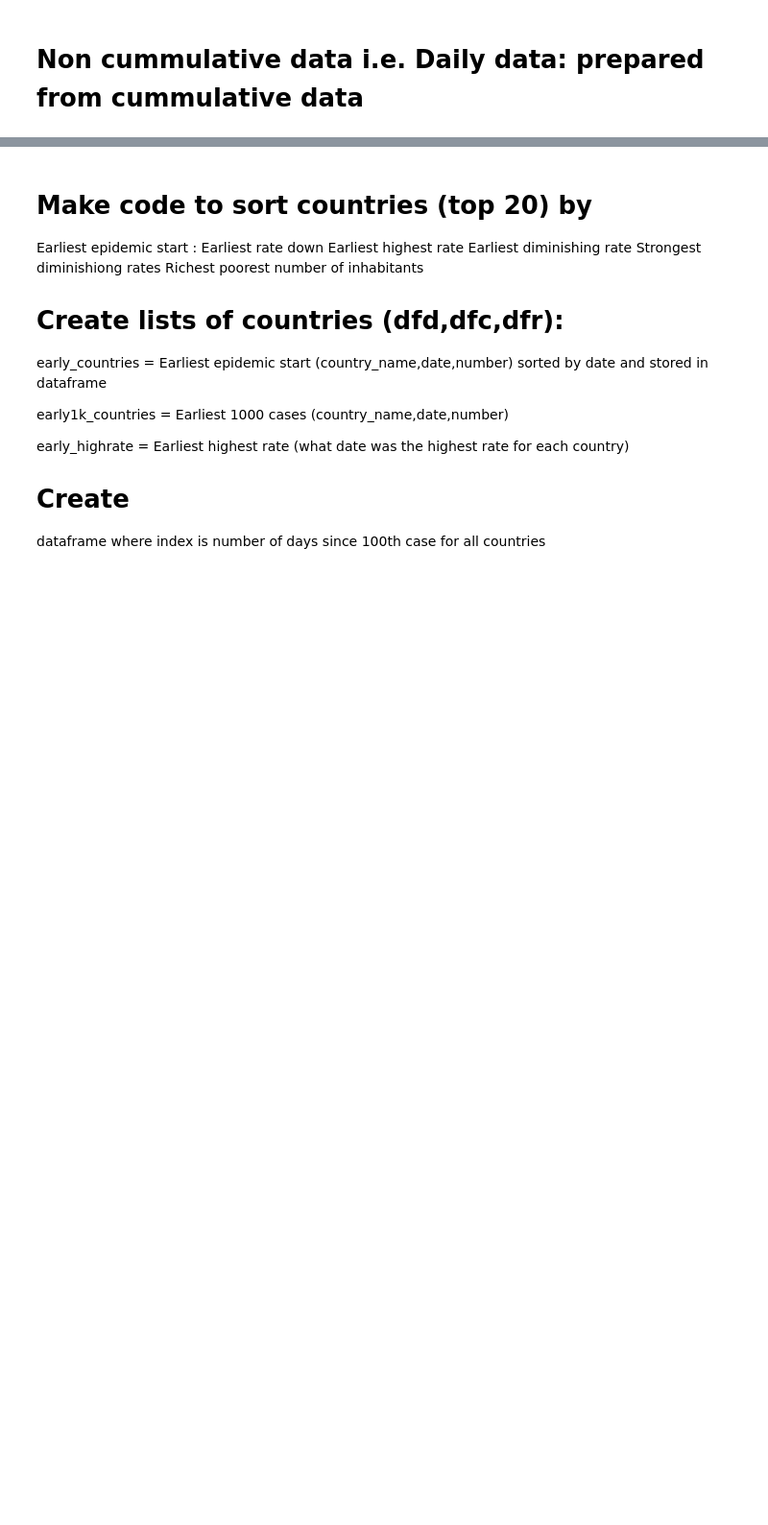
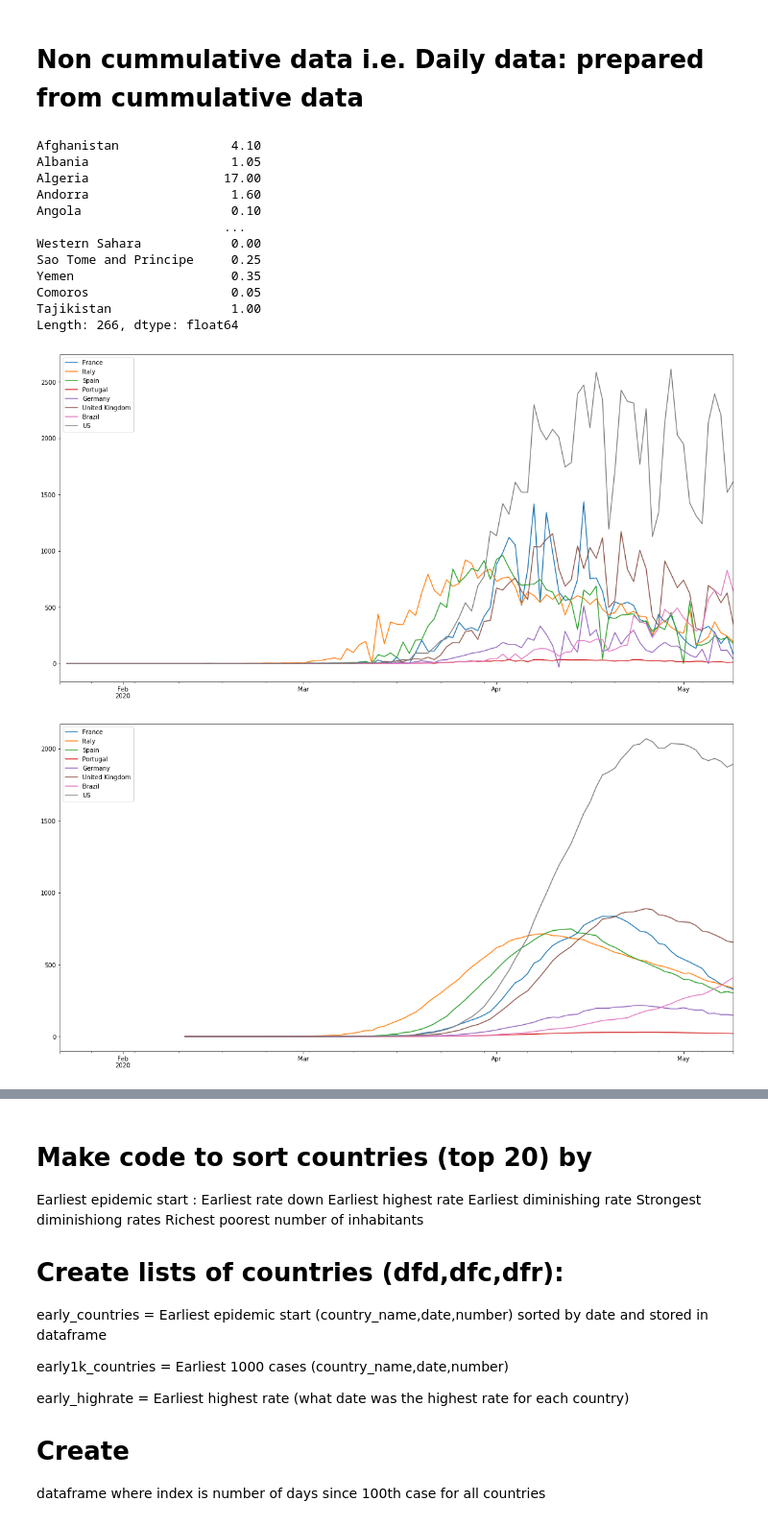
Before and after one commit to Muhibu/Spatial_Analysis_COVID-19, a Jupyter notebook: COVIDintern.ipynb, the cells around one changed output, grey strips where cells are left out. Shown: that part at 96% size. Cells and saved outputs as stored; diff of their text form; code cells hidden in the pictures; blank space fills up the shorter version.

```diff
--- a/COVIDintern.ipynb
+++ b/COVIDintern.ipynb
@@ -220 +175,32 @@ selcountries = ['France', 'Italy','Spain', 'Germany', 'Portugal', 'United Kingdo
+# %%
+dfd_nc = dfd.diff()
+#dfd_r=DFd.pct_change(periods=5)
+dfd_nc[mcountries].plot(legend=True,figsize=(20,10) )
+
+# loop over all the columns of dfd
+for colname in colnamesD:
+    # calculate rolling average for the coluimn and store into the column of dfd_ra
+    dfd_nc[colname]= dfd_nc[colname].rolling(window=20).mean()
+
+ #  print(dfd_nc)[colname].iloc[:,1]#.rolling(window=3).mean()
+dfd_nc[mcountries].plot(legend=True,figsize=(20,10) )
+dfd_nc.max()
+
+## to save the figure as jpg
+#plt.savefig("line.jpg")
+# %% [output]
+Afghanistan               4.10
+Albania                   1.05
+Algeria                  17.00
+Andorra                   1.60
+Angola                    0.10
+                         ...
+Western Sahara            0.00
+Sao Tome and Principe     0.25
+Yemen                     0.35
+Comoros                   0.05
+Tajikistan                1.00
+Length: 266, dtype: float64
+[figure, added]
+[figure, added]
 # %%
```
Also changed, not shown: parts of 30 cells of this notebook.
